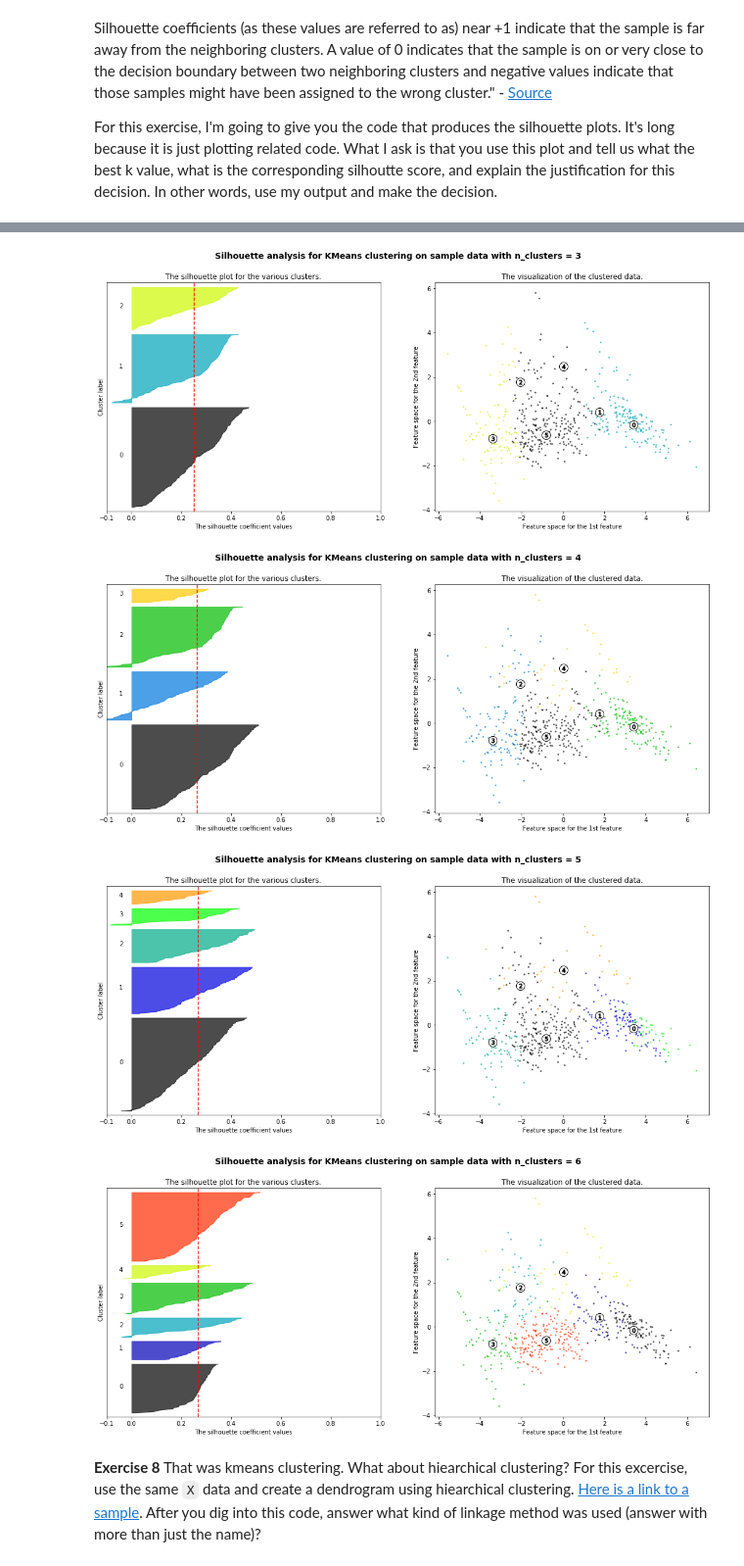
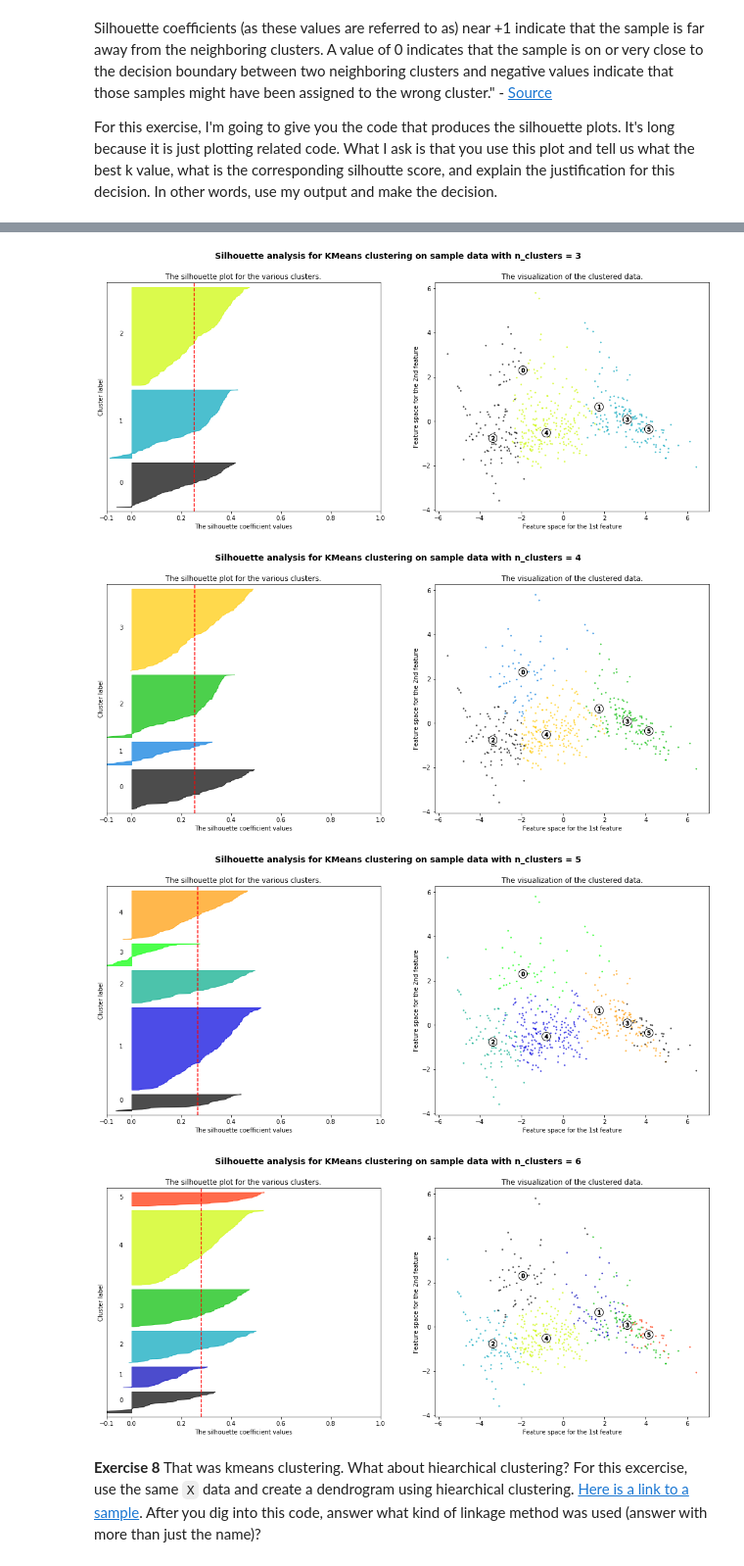
Before and after one commit to Anderson-Lab/csc-466-student, a Jupyter notebook: labs/Lab 5 - Choosing a clustering algorithm and using them.ipynb, the cells around one changed output, grey strips where cells are left out. Shown: that part at 98% size. Saved outputs shown, nothing was run; the diff lists cells and outputs as text; code cells hidden in the pictures.

```diff
--- a/labs/Lab 5 - Choosing a clustering algorithm and using them.ipynb
+++ b/labs/Lab 5 - Choosing a clustering algorithm and using them.ipynb
@@ -303,7 +303,7 @@ for n_clusters in range_n_clusters:
                 c=colors, edgecolor='k')
 
     # Labeling the clusters
-    centers = clusterer.cluster_centers_
+    centers = kmeans_models[n_clusters].cluster_centers_
     # Draw white circles at cluster centers
     centers_pca = pca.transform(centers)
     ax2.scatter(centers_pca[:, 0], centers_pca[:, 1], marker='o',
@@ -332,7 +332,7 @@ For n_clusters = 6 The average silhouette_score is : 0.26809300745590947
-[figure, old version]
+[figure, new version]
-[figure, old version]
+[figure, new version]
-[figure, old version]
+[figure, new version]
-[figure, old version]
+[figure, new version]
 # %% [markdown]
 **Exercise 8** That was kmeans clustering. What about hiearchical clustering? For this excercise, use the same ``X`` data and create a dendrogram using hiearchical clustering. <a href="https://scikit-learn.org/stable/auto_examples/cluster/plot_agglomerative_dendrogram.html">Here is a link to a sample</a>. After you dig into this code, answer what kind of linkage method was used (answer with more than just the name)?
 # %%
```
Also changed, not shown: parts of 5 cells of this notebook, 2 other files.
